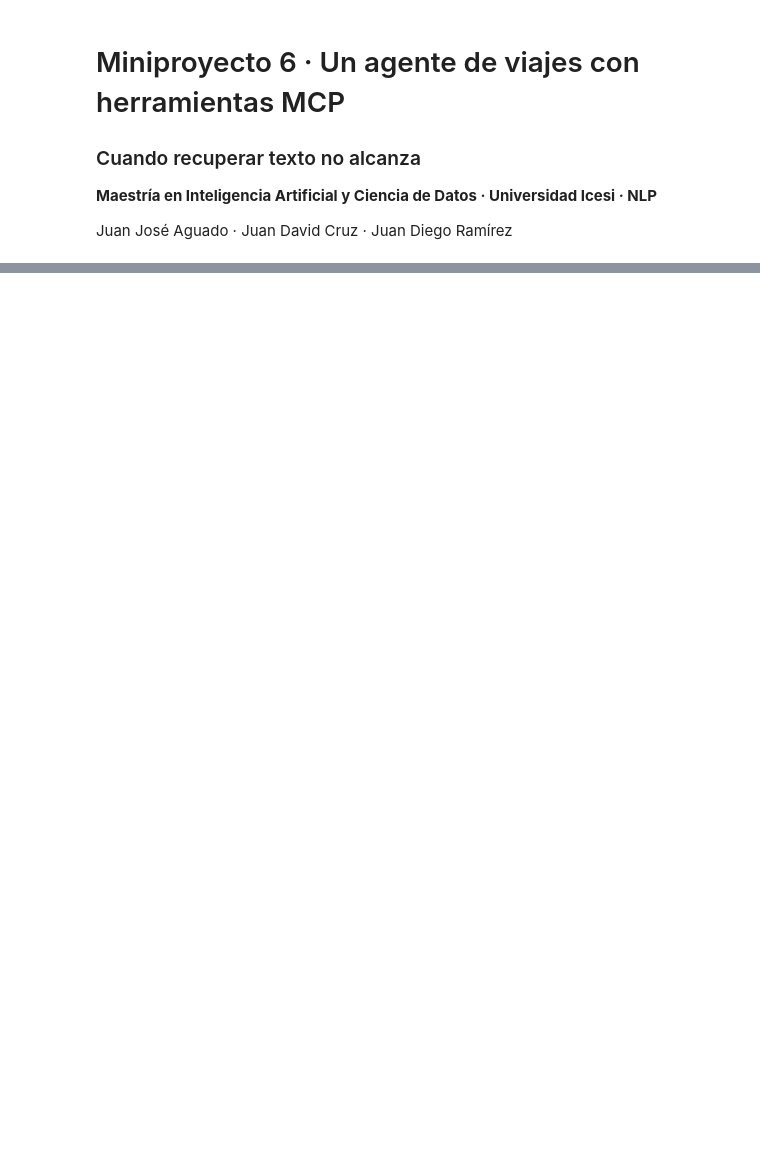
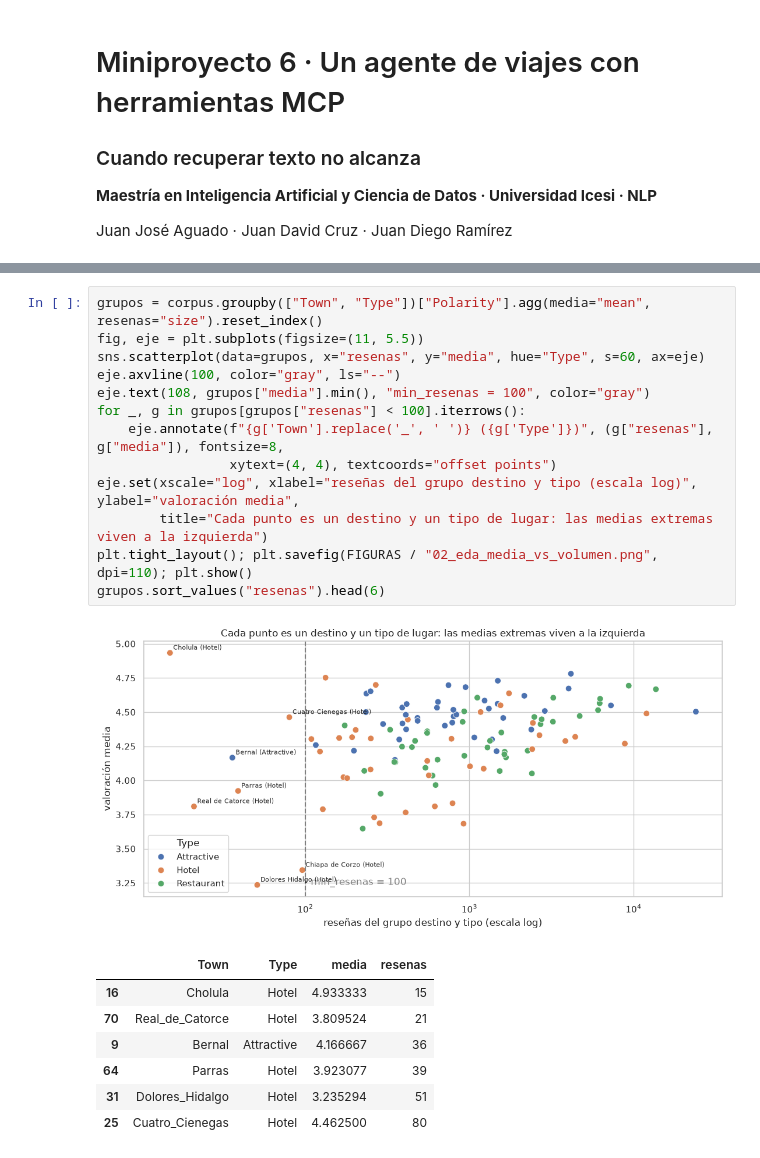
Before and after one commit to Aguado4/miniproyecto-6-nlp-Aguado-Cruz-Ramirez, a Jupyter notebook: notebooks/miniproyecto6_restmex_mcp.ipynb, the cells around one changed output, grey strips where cells are left out. Drawn from its saved outputs; the diff is of its cells as text; blank space fills up the shorter version.

```diff
--- a/notebooks/miniproyecto6_restmex_mcp.ipynb
+++ b/notebooks/miniproyecto6_restmex_mcp.ipynb
@@ -218,0 +179,22 @@ Contrato de cada herramienta: mcp_servers/README.md
+# %%
+grupos = corpus.groupby(["Town", "Type"])["Polarity"].agg(media="mean", resenas="size").reset_index()
+fig, eje = plt.subplots(figsize=(11, 5.5))
+sns.scatterplot(data=grupos, x="resenas", y="media", hue="Type", s=60, ax=eje)
+eje.axvline(100, color="gray", ls="--")
+eje.text(108, grupos["media"].min(), "min_resenas = 100", color="gray")
+for _, g in grupos[grupos["resenas"] < 100].iterrows():
+    eje.annotate(f"{g['Town'].replace('_', ' ')} ({g['Type']})", (g["resenas"], g["media"]), fontsize=8,
+                 xytext=(4, 4), textcoords="offset points")
+eje.set(xscale="log", xlabel="reseñas del grupo destino y tipo (escala log)", ylabel="valoración media",
+        title="Cada punto es un destino y un tipo de lugar: las medias extremas viven a la izquierda")
+plt.tight_layout(); plt.savefig(FIGURAS / "02_eda_media_vs_volumen.png", dpi=110); plt.show()
+grupos.sort_values("resenas").head(6)
+# %% [output]
+[figure, added]
+|  | Town | Type | media | resenas |
+| 16 | Cholula | Hotel | 4.933333 | 15 |
+| 70 | Real_de_Catorce | Hotel | 3.809524 | 21 |
+| 9 | Bernal | Attractive | 4.166667 | 36 |
+| 64 | Parras | Hotel | 3.923077 | 39 |
+| 31 | Dolores_Hidalgo | Hotel | 3.235294 | 51 |
+| 25 | Cuatro_Cienegas | Hotel | 4.462500 | 80 |
```
Also changed, not shown: parts of 64 cells of this notebook, 13 other files.
